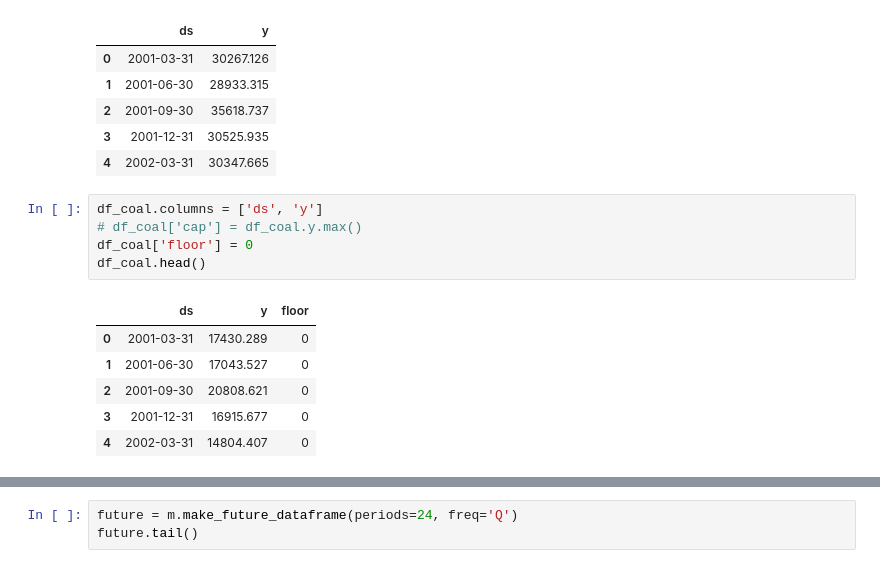
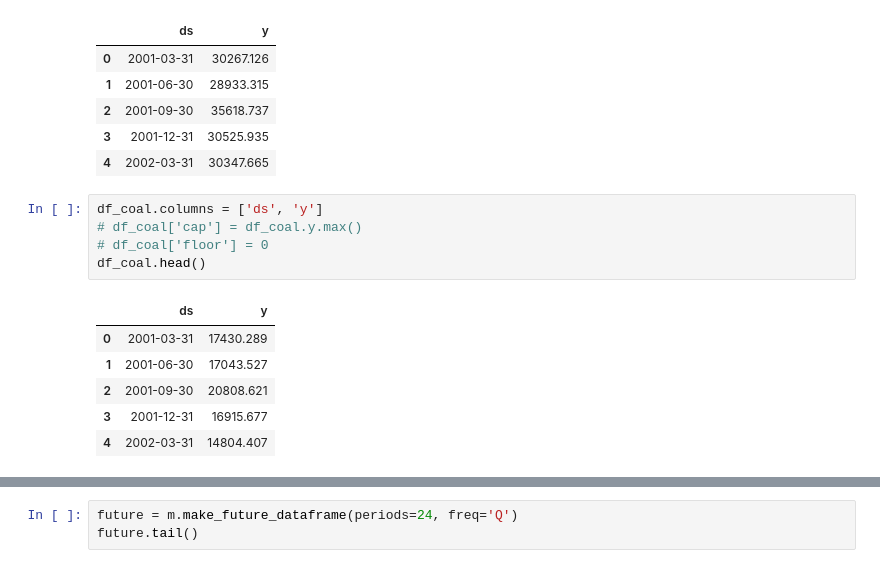
Before and after one commit to devanshmalik/emissions-oracle, a Jupyter notebook: notebooks/0.5-create-base-models-and-forecasts.ipynb, the cells around one changed output, grey strips where cells are left out. Saved outputs shown, nothing was run; the diff lists cells and outputs as text.

```diff
--- a/notebooks/0.5-create-base-models-and-forecasts.ipynb
+++ b/notebooks/0.5-create-base-models-and-forecasts.ipynb
@@ -87,13 +87,13 @@ df_all_fuels.head()
 # %%
 df_coal.columns = ['ds', 'y']
 # df_coal['cap'] = df_coal.y.max()
-df_coal['floor'] = 0
+# df_coal['floor'] = 0
 df_coal.head()
 # %% [output]
-|  | ds | y | floor |
-| 0 | 2001-03-31 | 17430.289 | 0 |
-| 1 | 2001-06-30 | 17043.527 | 0 |
-| 2 | 2001-09-30 | 20808.621 | 0 |
-| 3 | 2001-12-31 | 16915.677 | 0 |
-| 4 | 2002-03-31 | 14804.407 | 0 |
+|  | ds | y |
+| 0 | 2001-03-31 | 17430.289 |
+| 1 | 2001-06-30 | 17043.527 |
+| 2 | 2001-09-30 | 20808.621 |
+| 3 | 2001-12-31 | 16915.677 |
+| 4 | 2002-03-31 | 14804.407 |
 # %%
```
Also changed, not shown: parts of 4 cells of this notebook, 7 other files.
